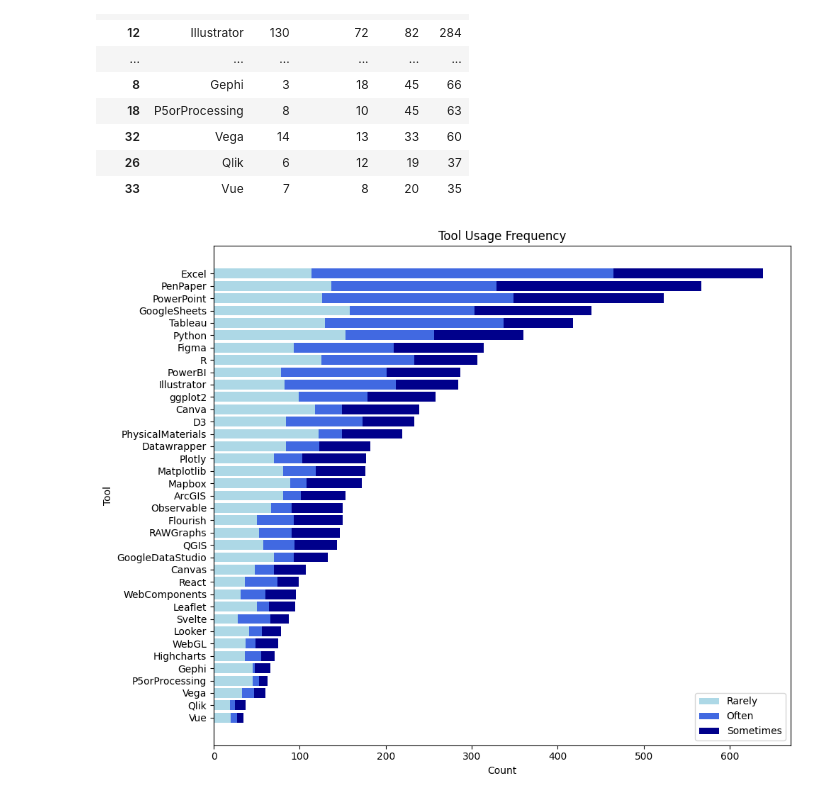
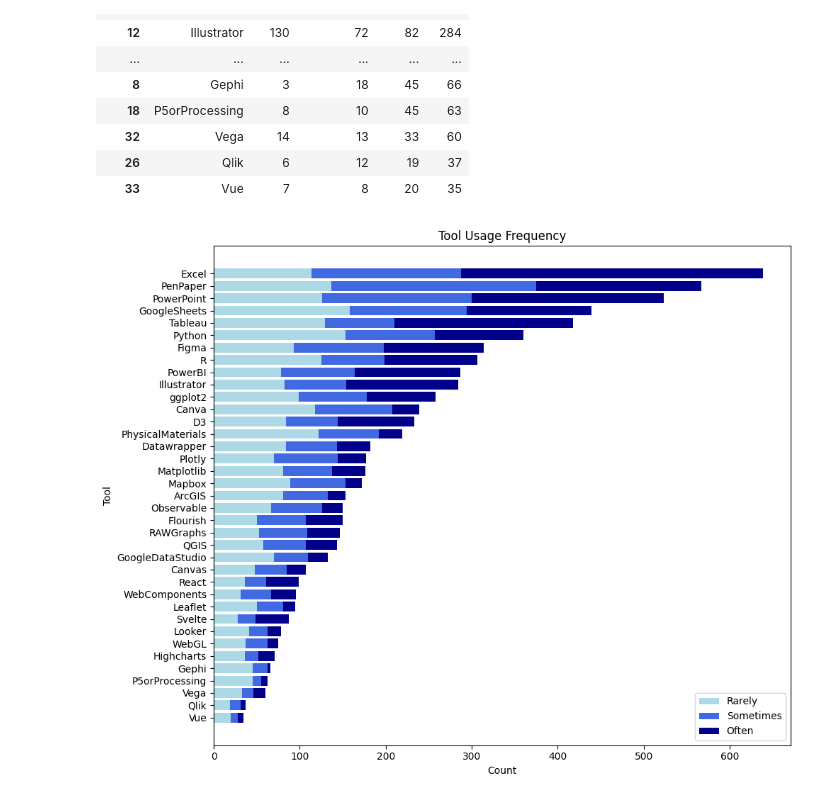
Before and after one commit to samjansen1/pyproject, a Jupyter notebook: dataviz_soti_23.ipynb, the cells around one changed output. Saved outputs shown, nothing was run; the diff lists cells and outputs as text; code cells hidden in the pictures.

Commit message:
fixed order of elements on bar chart

```diff
--- a/dataviz_soti_23.ipynb
+++ b/dataviz_soti_23.ipynb
@@ -102,25 +100,25 @@ See the caveats in the documentation: https://pandas.pydata.org/pandas-docs/stab
 # %%
 # Create the plot
 fig, ax = plt.subplots(figsize=(10, 8))  # Adjust the figure size as needed
 
 # Create the stacked bar plot
 ax.barh(plot_df['Tool'], plot_df['Rarely'], label='Rarely', color='lightblue')
-ax.barh(plot_df['Tool'], plot_df['Often'], left=plot_df['Rarely'], label='Often', color='royalblue')
-ax.barh(plot_df['Tool'], plot_df['Sometimes'], left=plot_df['Rarely'] + plot_df['Often'], label='Sometimes', color='darkblue')
+ax.barh(plot_df['Tool'], plot_df['Sometimes'], left=plot_df['Rarely'], label='Sometimes', color='royalblue')
+ax.barh(plot_df['Tool'], plot_df['Often'], left=plot_df['Rarely'] + plot_df['Sometimes'], label='Often', color='darkblue')
 
 # Customize the plot
 ax.set_xlabel('Count')
 ax.set_ylabel('Tool')
 ax.set_title('Tool Usage Frequency')
 ax.legend()
 
 # Invert the y-axis to have the highest value at the top
 ax.invert_yaxis()
 
 # Adjust layout and display the plot
 plt.tight_layout()
 plt.show()
 # %% [output]
-[figure, old version]
+[figure, new version]
 # %%
 plot_df.to_csv('tool_usage.csv', index=False)
```
Also changed, not shown: parts of 1 cell of this notebook.
